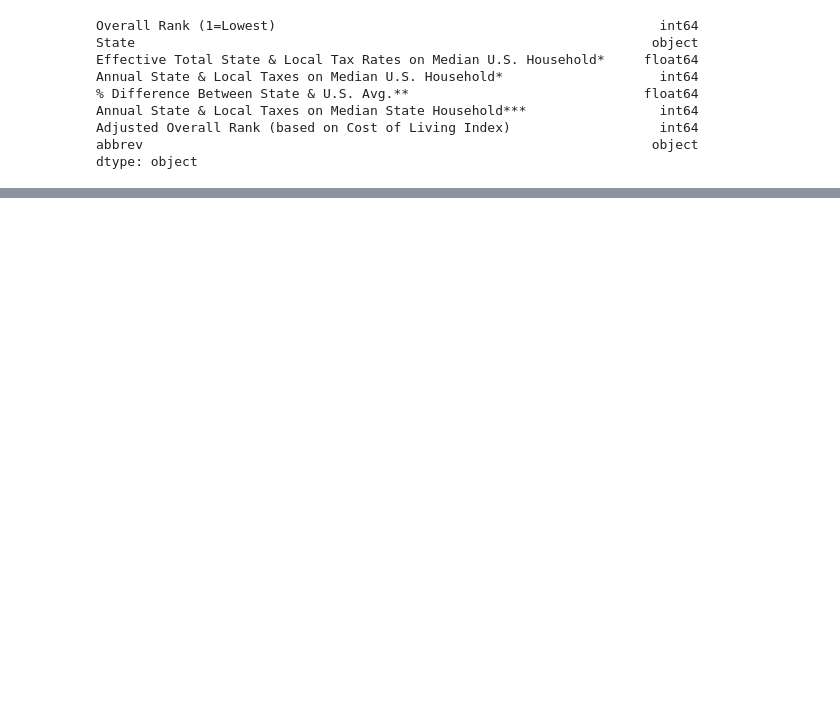
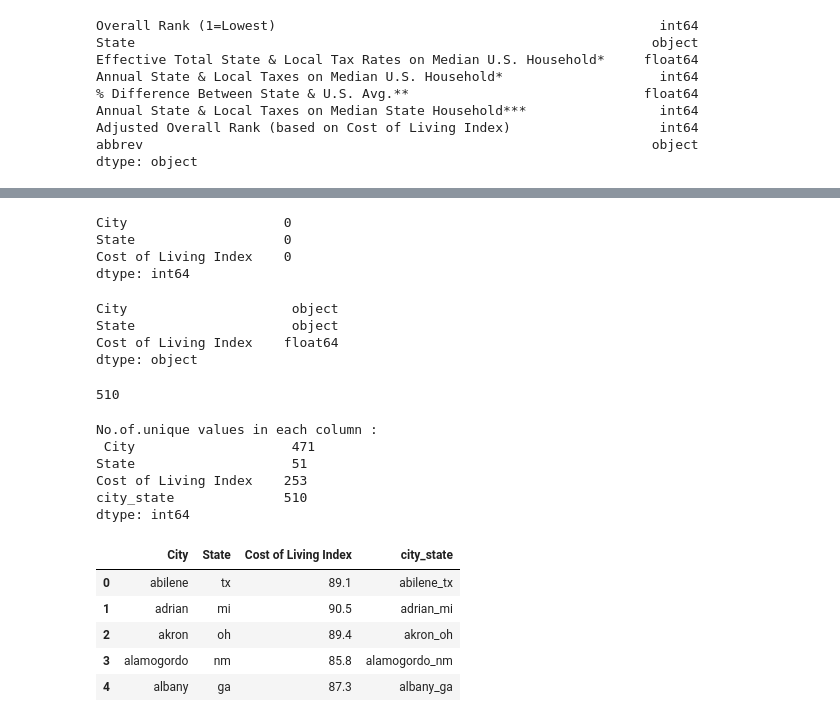
Before and after one commit to sjpozzuoli/Daves_Eagles, a Jupyter notebook: SQL Data Join/2021Tax_StringEncoder.ipynb, the cells around one changed output, grey strips where cells are left out. Saved outputs shown, nothing was run; the diff lists cells and outputs as text; code cells hidden in the pictures; blank space fills up the shorter version.

Commit message:
Utilized similar processing on the Cost of Living Index and imported successfully to SQL database.

```diff
--- a/SQL Data Join/2021Tax_StringEncoder.ipynb
+++ b/SQL Data Join/2021Tax_StringEncoder.ipynb
@@ -160,0 +163,5 @@ tax_rate.to_sql(name='tax_rates', con=engine)
+# %%
+#import the file into pandas df
+file_to_load = "advisorsmith_cost_of_living_index.csv"
+col_index = pd.read_csv(file_to_load)
+col_index.head()
@@ -160,0 +175,51 @@ tax_rate.to_sql(name='tax_rates', con=engine)
+# %%
+#check for null values
+col_index.isnull().sum()
+# %% [output]
+City                    0
+State                   0
+Cost of Living Index    0
+dtype: int64
+# %%
+#check column data types
+col_index.dtypes
+# %% [output]
+City                     object
+State                    object
+Cost of Living Index    float64
+dtype: object
+# %%
+#Check the dataframe length
+print(len(col_index["City"]))
+# %% [output]
+510
+# %%
+#Change strings to lowercase only
+col_index["City"] = col_index["City"].str.lower()
+col_index["State"] = col_index["State"].str.lower()
+# %%
+#Check for potential duplicates. Note that there are 510 rows and 471 unique city names but some cities have the
+#same name in different states.
+
+col_index["city_state"] = col_index["City"] + "_" +col_index["State"]
+
+m = col_index.nunique(axis=0)
+
+print("No.of.unique values in each column :\n",
+      m)
+# %% [output]
+No.of.unique values in each column :
+ City                    471
+State                    51
+Cost of Living Index    253
+city_state              510
+dtype: int64
+# %%
+col_index.head()
+# %% [output]
+|  | City | State | Cost of Living Index | city_state |
+| 0 | abilene | tx | 89.1 | abilene_tx |
+| 1 | adrian | mi | 90.5 | adrian_mi |
+| 2 | akron | oh | 89.4 | akron_oh |
+| 3 | alamogordo | nm | 85.8 | alamogordo_nm |
+| 4 | albany | ga | 87.3 | albany_ga |
```
Also changed, not shown: parts of 3 cells of this notebook.
